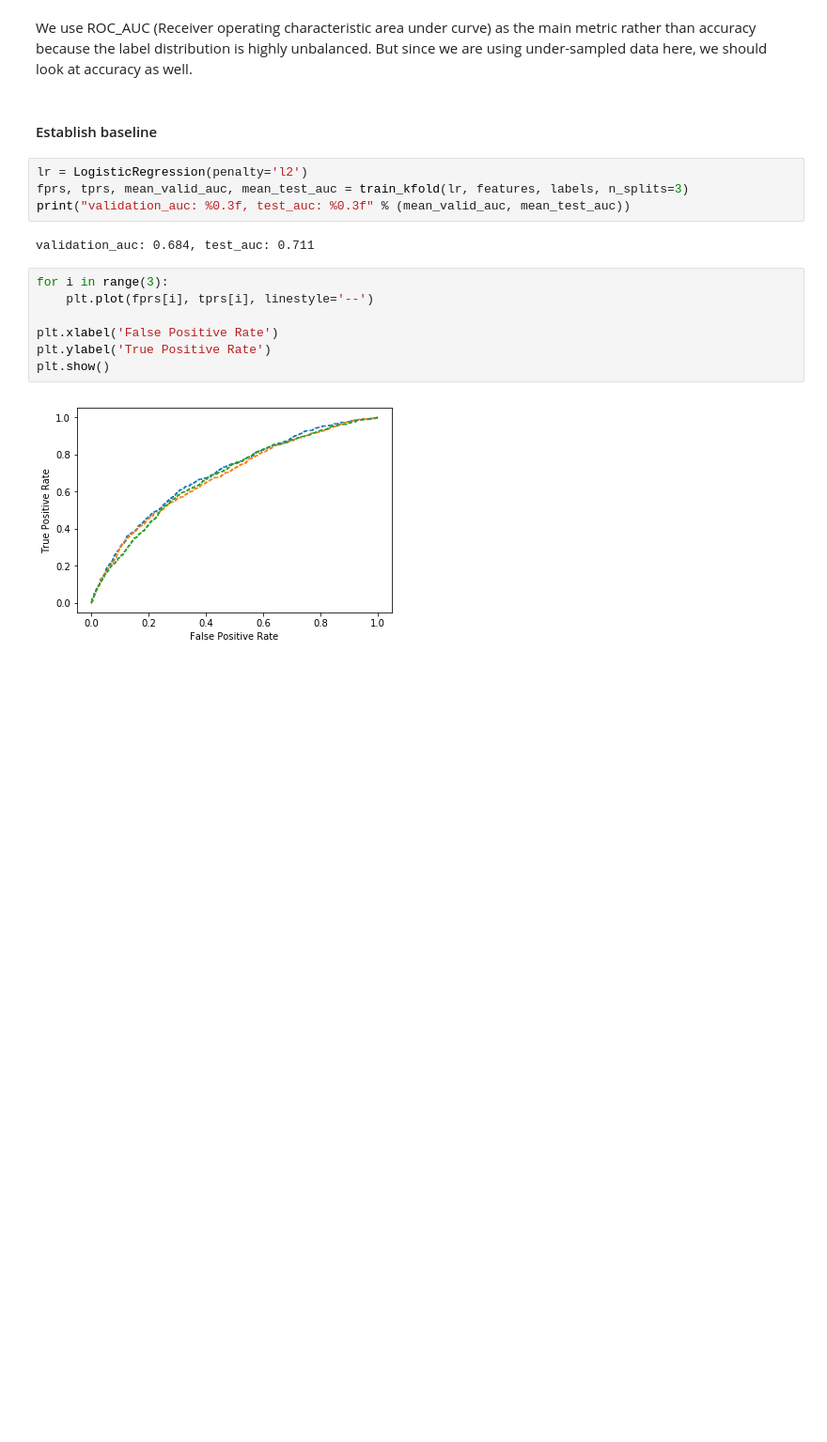
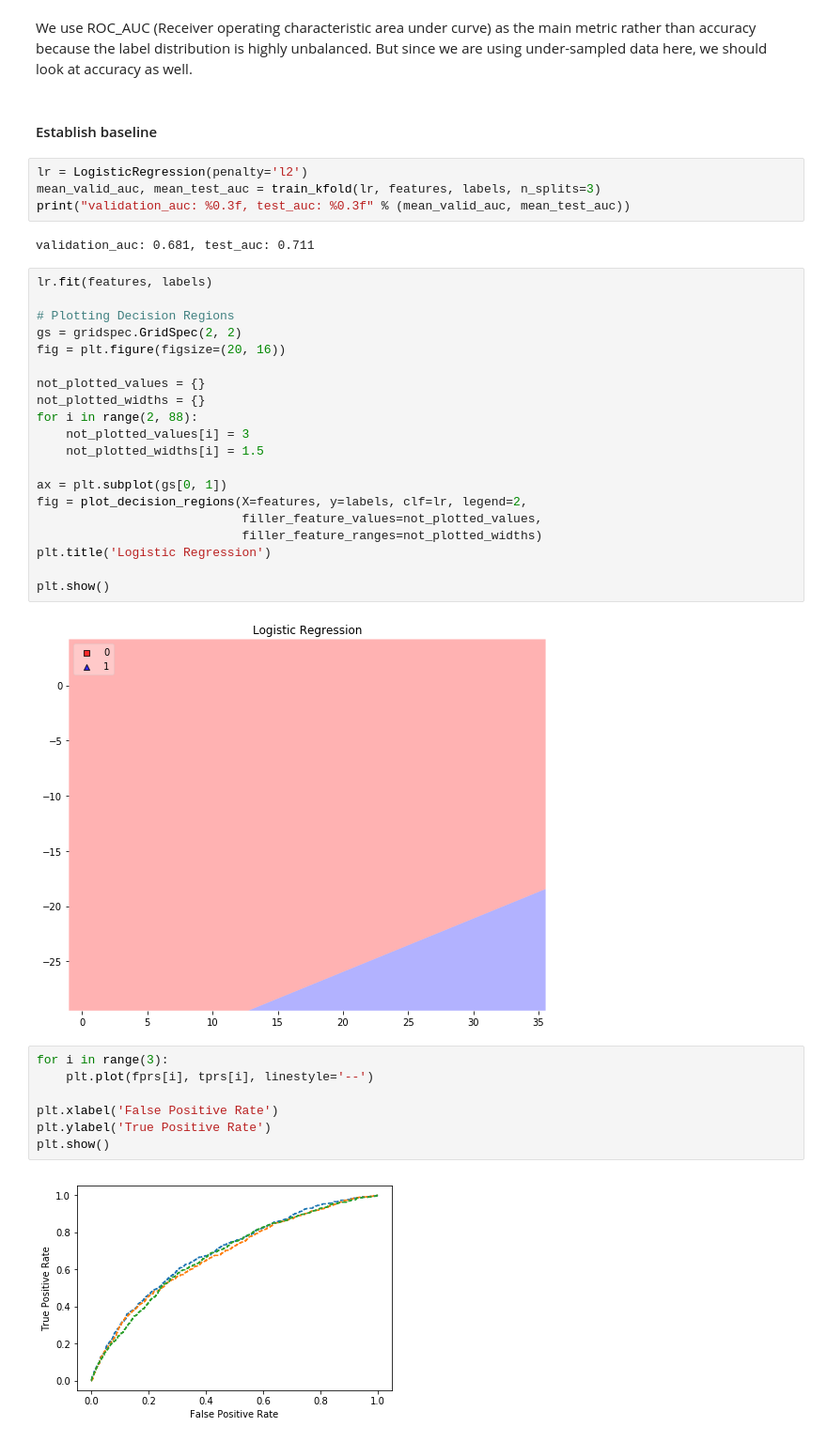
Before and after one commit to Pirolf/RTB, a Jupyter notebook: RTB training.ipynb, the cells around one changed output. Shown at 94% size. Saved outputs shown, nothing was run; the diff lists cells and outputs as text; blank space fills up the shorter version.

```diff
--- a/RTB training.ipynb
+++ b/RTB training.ipynb
@@ -105,10 +106,32 @@ We use ROC_AUC (Receiver operating characteristic area under curve) as the main
 #### Establish baseline
 # %%
 lr = LogisticRegression(penalty='l2')
-fprs, tprs, mean_valid_auc, mean_test_auc = train_kfold(lr, features, labels, n_splits=3)
+mean_valid_auc, mean_test_auc = train_kfold(lr, features, labels, n_splits=3)
 print("validation_auc: %0.3f, test_auc: %0.3f" % (mean_valid_auc, mean_test_auc))
 # %% [output]
-validation_auc: 0.684, test_auc: 0.711
+validation_auc: 0.681, test_auc: 0.711
+# %%
+lr.fit(features, labels)
+
+# Plotting Decision Regions
+gs = gridspec.GridSpec(2, 2)
+fig = plt.figure(figsize=(20, 16))
+
+not_plotted_values = {}
+not_plotted_widths = {}
+for i in range(2, 88):
+    not_plotted_values[i] = 3
+    not_plotted_widths[i] = 1.5
+
+ax = plt.subplot(gs[0, 1])
+fig = plot_decision_regions(X=features, y=labels, clf=lr, legend=2,
+                            filler_feature_values=not_plotted_values,
+                            filler_feature_ranges=not_plotted_widths)
+plt.title('Logistic Regression')
+
+plt.show()
+# %% [output]
+[figure, added]
 # %%
 for i in range(3):
     plt.plot(fprs[i], tprs[i], linestyle='--')
```
Also changed, not shown: parts of 15 cells of this notebook.
